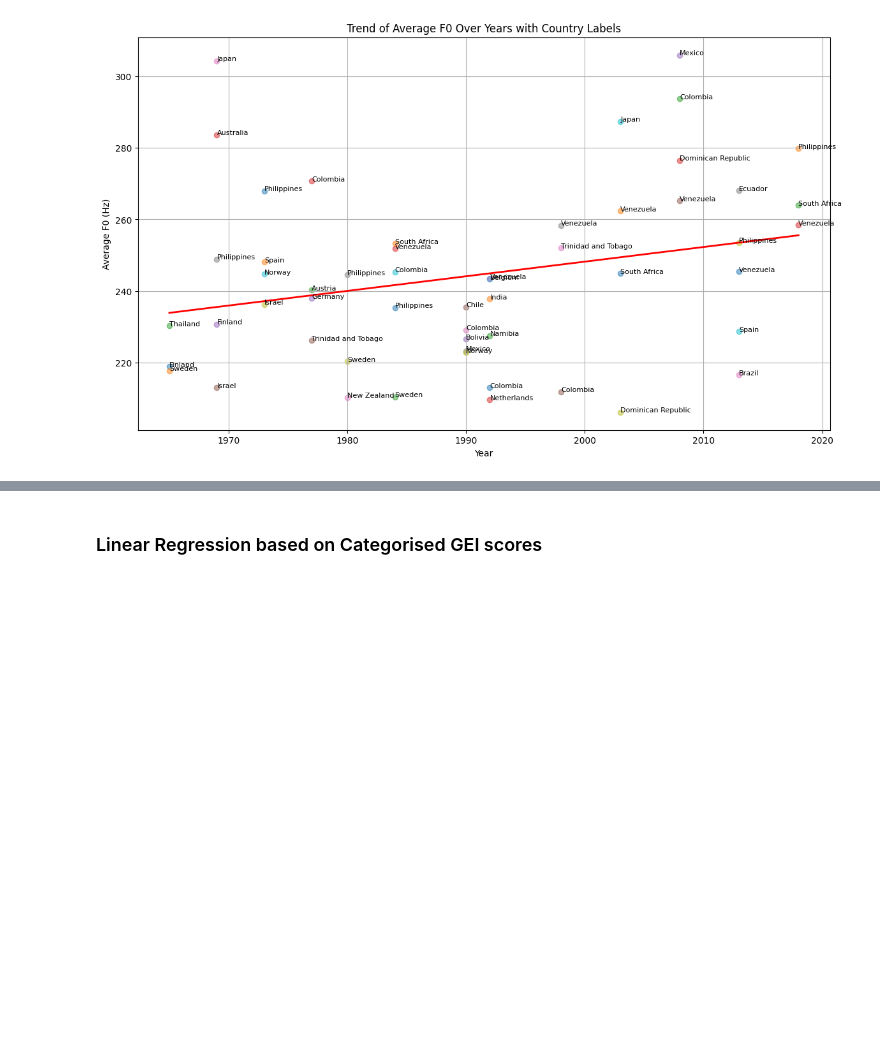
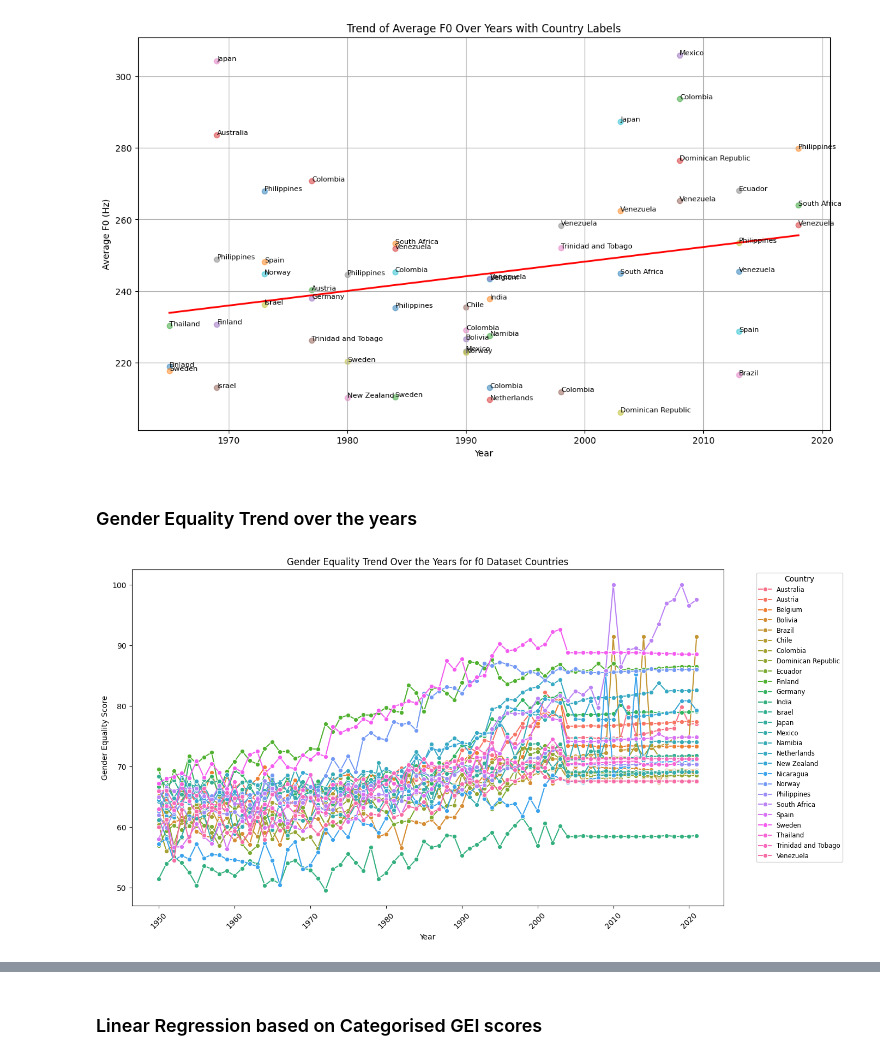
Before and after one commit to rozariwang/WS23-24_Sound_Change, a Jupyter notebook: F0_change_prediction_model.ipynb, the cells around one changed output, grey strips where cells are left out. Saved outputs shown, nothing was run; the diff lists cells and outputs as text; code cells hidden in the pictures; blank space fills up the shorter version.

```diff
--- a/F0_change_prediction_model.ipynb
+++ b/F0_change_prediction_model.ipynb
@@ -11,6 +12,6 @@ import seaborn as sns
 # %%
 # Load the data files
-f0_data_file = './F0_averaged copy.csv'
+f0_data_file = './F0_averaged.csv'
 gender_equality_file = './combined_df1_1950_2021.csv'
 
 # Reading the files
@@ -123,3 +136,30 @@ plt.grid(True)
 plt.show()
 # %% [output]
 [figure]
+# %% [markdown]
+### Gender Equality Trend over the years
+# %%
+# Extract unique countries present in the f0 dataset
+f0_countries = f0_data_filtered['Country'].unique()
+
+# Filter the gender equality data to include only those countries
+gender_equality_trends_filtered = gender_equality_data_filtered[gender_equality_data_filtered['Country'].isin(f0_countries)]
+
+# Group by year and country to calculate mean Gender Equality Score
+gender_equality_trends_filtered_grouped = gender_equality_trends_filtered.groupby(['year', 'Country']).mean().reset_index()
+
+# Visualize the trend
+plt.figure(figsize=(14, 8))
+sns.lineplot(data=gender_equality_trends_filtered_grouped, x='year', y='GenderEqualityScore', hue='Country', marker='o')
+
+plt.title('Gender Equality Trend Over the Years for f0 Dataset Countries')
+plt.xlabel('Year')
+plt.ylabel('Gender Equality Score')
+plt.legend(title='Country', bbox_to_anchor=(1.05, 1), loc='upper left', fontsize='small')
+
+# Rotate the x-axis labels for better readability
+plt.xticks(rotation=45)
+
+plt.show()
+# %% [output]
+[figure, added]
```
Also changed, not shown: parts of 9 cells of this notebook.
